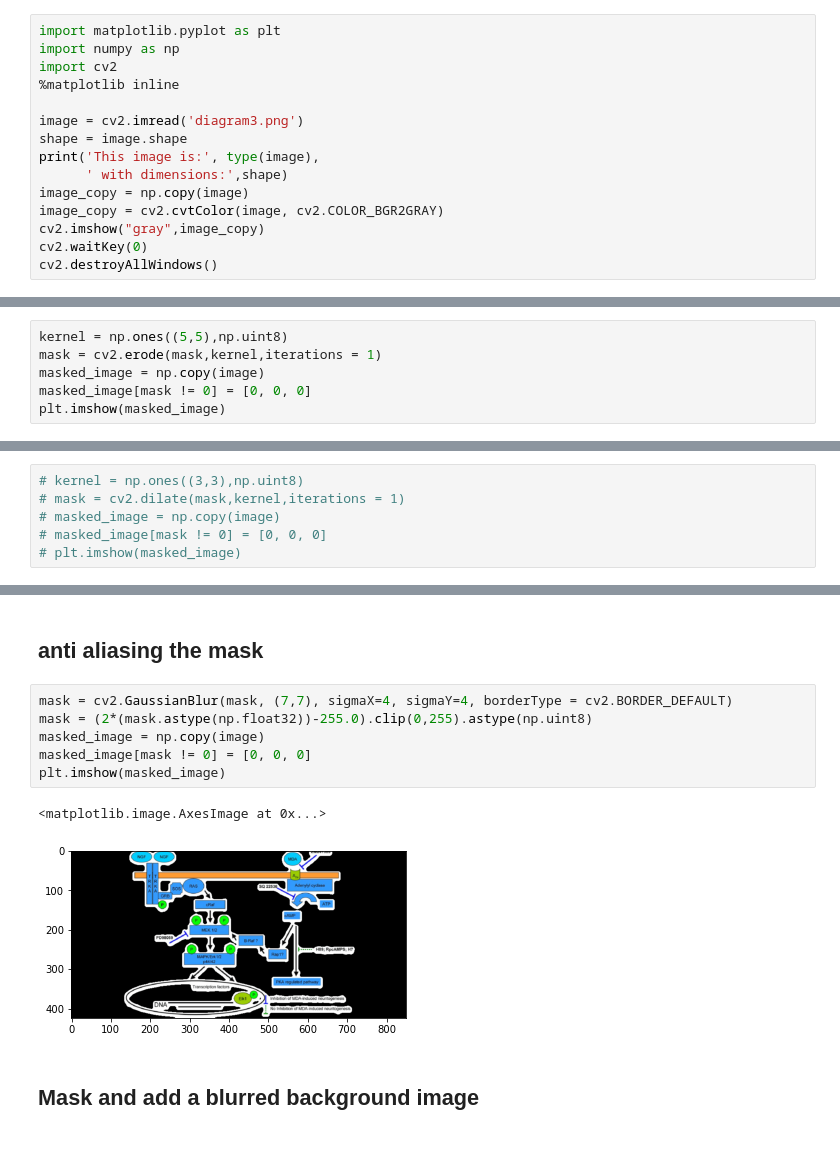
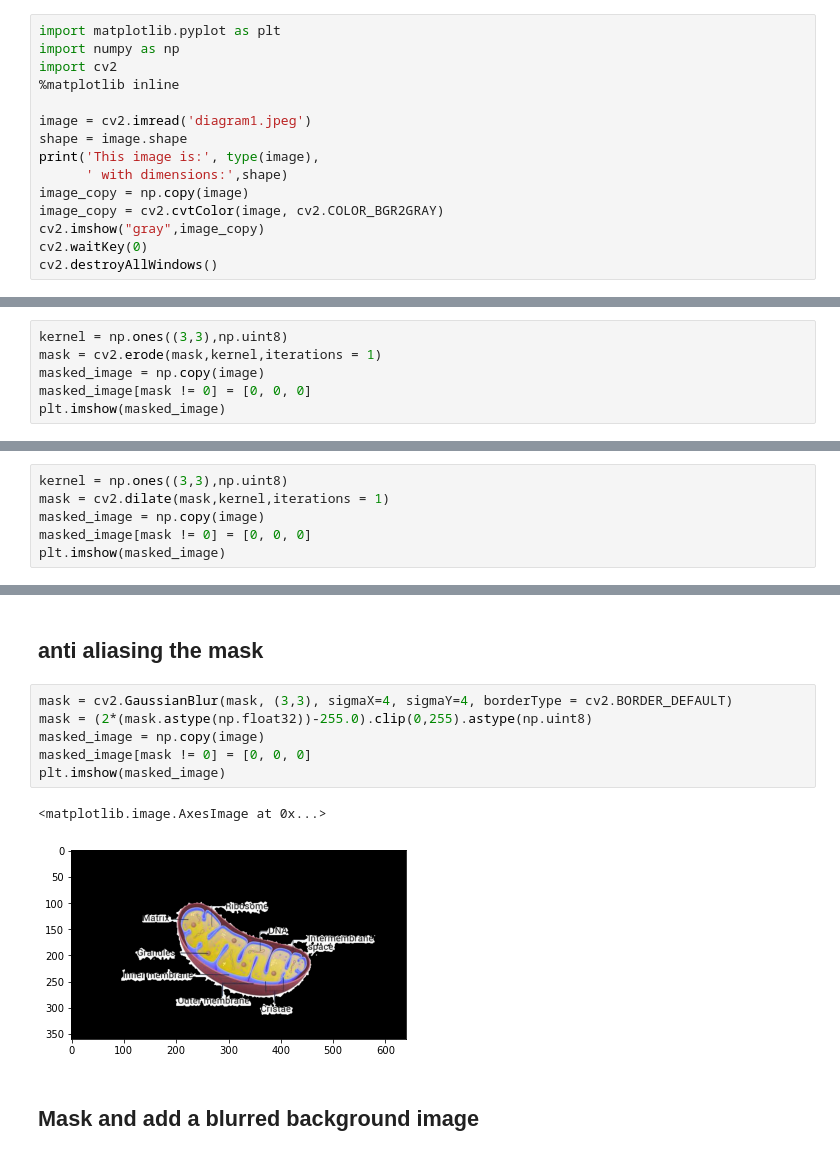
Before and after one commit to allwinlucious/Opencv_replace_background, a Jupyter notebook: OpenCV_replace_bg_threshold_method.ipynb, the cells around one changed output, grey strips where cells are left out. Saved outputs shown, nothing was run; the diff lists cells and outputs as text.

```diff
--- a/OpenCV_replace_bg_threshold_method.ipynb
+++ b/OpenCV_replace_bg_threshold_method.ipynb
@@ -4,7 +4,7 @@ import numpy as np
 import cv2
 %matplotlib inline
 
-image = cv2.imread('diagram3.png')
+image = cv2.imread('diagram1.jpeg')
 shape = image.shape
 print('This image is:', type(image),
       ' with dimensions:',shape)
@@ -51,7 +51,7 @@ plt.imshow(masked_image)
 # %% [markdown]
 ## erosion
 # %%
-kernel = np.ones((5,5),np.uint8)
+kernel = np.ones((3,3),np.uint8)
 mask = cv2.erode(mask,kernel,iterations = 1)
 masked_image = np.copy(image)
 masked_image[mask != 0] = [0, 0, 0]
@@ -62,8 +62,8 @@ plt.imshow(masked_image)
 # %% [markdown]
 ## dilation
 # %%
-# kernel = np.ones((3,3),np.uint8)
-# mask = cv2.dilate(mask,kernel,iterations = 1)
-# masked_image = np.copy(image)
-# masked_image[mask != 0] = [0, 0, 0]
-# plt.imshow(masked_image)
+kernel = np.ones((3,3),np.uint8)
+mask = cv2.dilate(mask,kernel,iterations = 1)
+masked_image = np.copy(image)
+masked_image[mask != 0] = [0, 0, 0]
+plt.imshow(masked_image)
@@ -70,14 +73,14 @@ plt.imshow(masked_image)
 # %% [markdown]
 ## anti aliasing the mask
 # %%
-mask = cv2.GaussianBlur(mask, (7,7), sigmaX=4, sigmaY=4, borderType = cv2.BORDER_DEFAULT)
+mask = cv2.GaussianBlur(mask, (3,3), sigmaX=4, sigmaY=4, borderType = cv2.BORDER_DEFAULT)
 mask = (2*(mask.astype(np.float32))-255.0).clip(0,255).astype(np.uint8)
 masked_image = np.copy(image)
 masked_image[mask != 0] = [0, 0, 0]
 plt.imshow(masked_image)
 # %% [output]
 <matplotlib.image.AxesImage at 0x...>
-[figure, old version]
+[figure, new version]
 # %% [markdown]
 ## Mask and add a blurred background image
 # %%
```
Also changed, not shown: parts of 10 cells of this notebook, 19 other files.
